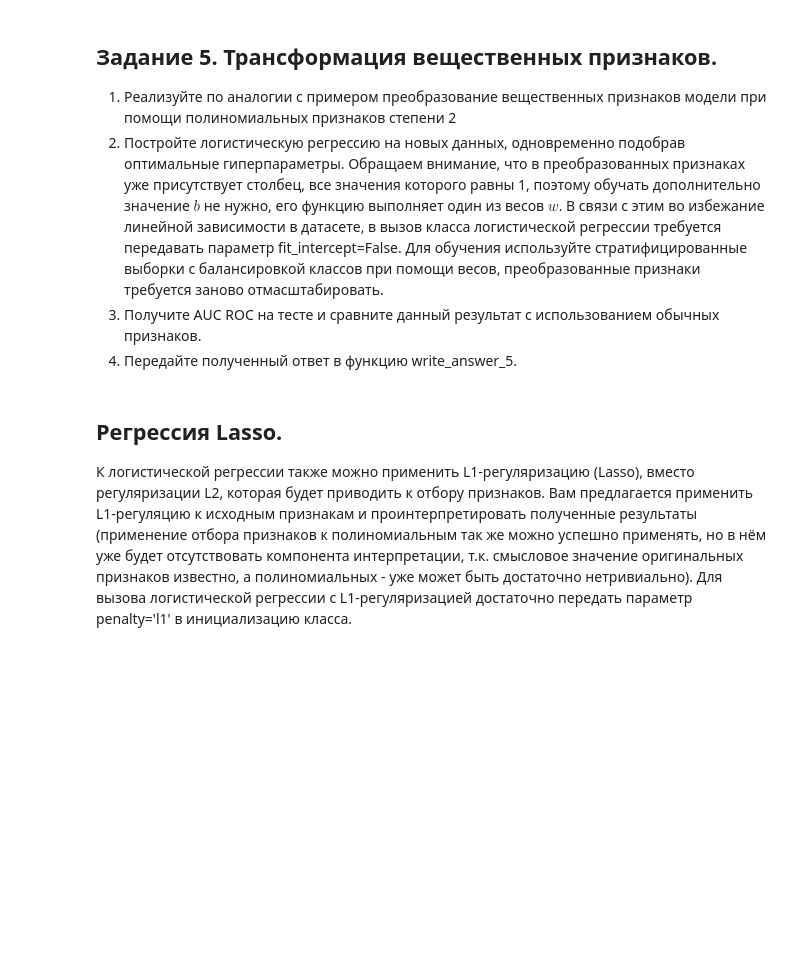
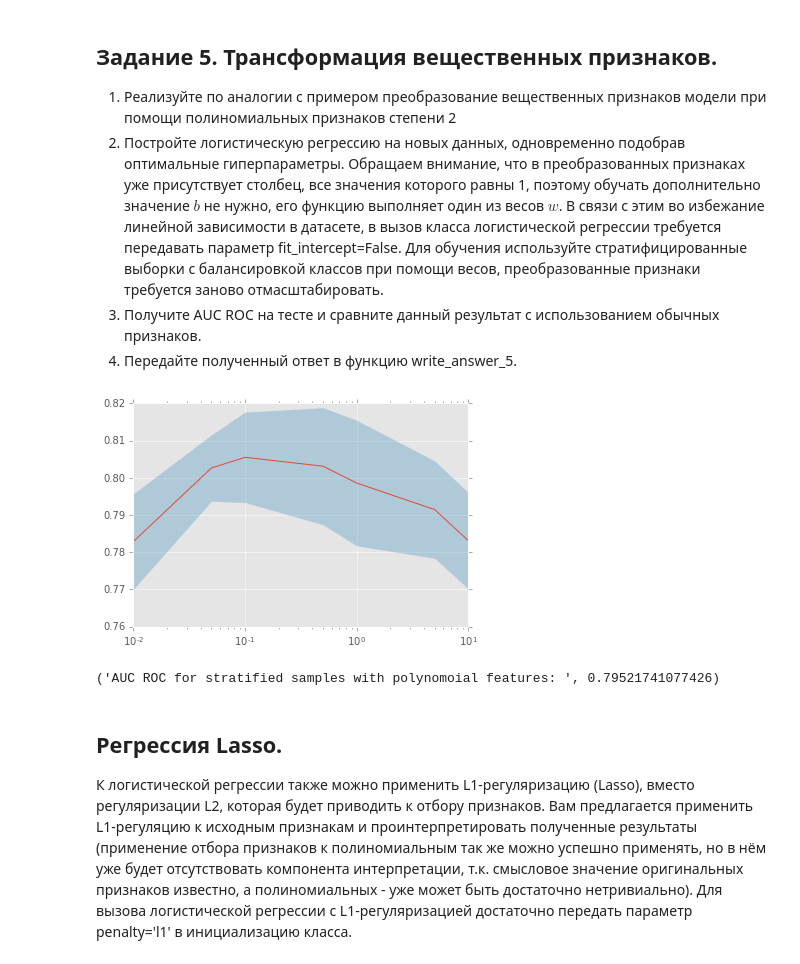
Before and after one commit to movb/yandex-ml, a Jupyter notebook: mipt-ml-2/week3/Preprocessing_LR.ipynb, the cells around one changed output. Saved outputs shown, nothing was run; the diff lists cells and outputs as text; code cells hidden in the pictures; blank space fills up the shorter version.

```diff
--- a/mipt-ml-2/week3/Preprocessing_LR.ipynb
+++ b/mipt-ml-2/week3/Preprocessing_LR.ipynb
@@ -628,3 +630,32 @@ def write_answer_5(auc):
+# %%
+def write_answer_5(auc):
+    with open("preprocessing_lr_answer5.txt", "w") as fout:
+        fout.write(str(auc))
+
+from sklearn.pipeline import make_pipeline
+from sklearn.preprocessing import PolynomialFeatures
+
+transformer = make_pipeline(PolynomialFeatures(2), StandardScaler())
+
+X_train_real_poly = transformer.fit_transform(X_train_real_zeros)
+X_test_real_poly = transformer.transform(X_test_real_zeros)
+
+X_train_zeros_poly = np.hstack((X_train_real_poly, X_train_cat_oh))
+X_test_zeros_poly = np.hstack((X_test_real_poly, X_test_cat_oh))
+
+clf = LogisticRegression(class_weight='balanced', fit_intercept=False)
+optimizer = GridSearchCV(clf, param_grid, cv=cv)
+
+optimizer.fit(X_train_zeros_poly, y_train)
+plot_scores(optimizer)
+predictions_poly = optimizer.predict(X_test_zeros_poly)
+auc_poly = roc_auc_score(y_test, predictions_poly)
+
+print('AUC ROC for stratified samples with polynomoial features: ', auc_poly)
+write_answer_5(auc_poly)
+# %% [output]
+[figure, added]
+('AUC ROC for stratified samples with polynomoial features: ', 0.79521741077426)
 # %% [markdown]
 ## Регрессия Lasso.
 К логистической регрессии также можно применить L1-регуляризацию (Lasso), вместо регуляризации L2, которая будет приводить к отбору признаков. Вам предлагается применить L1-регуляцию к исходным признакам и проинтерпретировать полученные результаты (применение отбора признаков к полиномиальным так же можно успешно применять, но в нём уже будет отсутствовать компонента интерпретации, т.к. смысловое значение оригинальных признаков известно, а полиномиальных - уже может быть достаточно нетривиально). Для вызова логистической регрессии с L1-регуляризацией достаточно передать параметр penalty='l1' в инициализацию класса.
```
Also changed, not shown: parts of 7 cells of this notebook.
